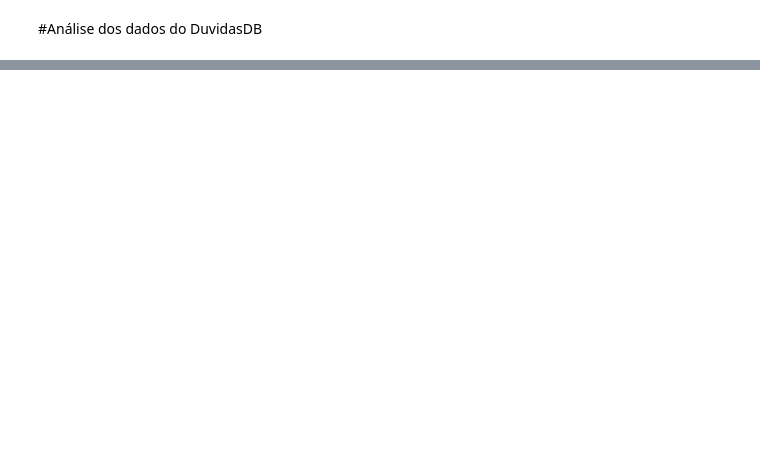
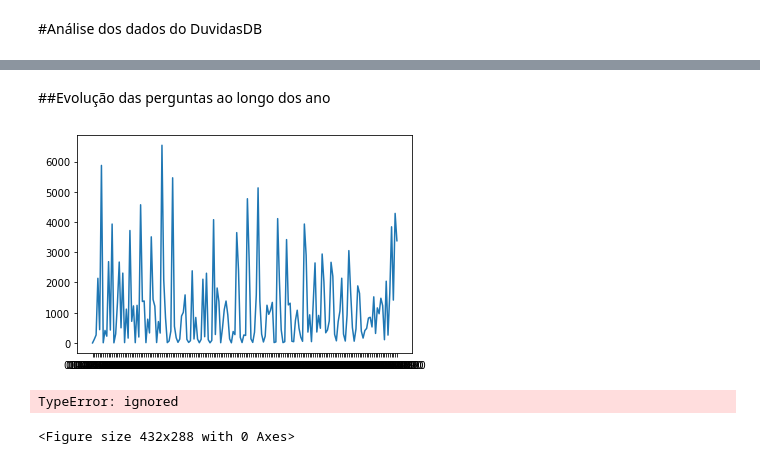
Before and after one commit to albert-melo/ProgCiencia-de-Dados, a Jupyter notebook: WorkProgCienciaDados.ipynb, the cells around one changed output, grey strips where cells are left out. Cells and saved outputs as stored; diff of their text form; code cells hidden in the pictures; blank space fills up the shorter version.

```diff
--- a/WorkProgCienciaDados.ipynb
+++ b/WorkProgCienciaDados.ipynb
@@ -281,0 +271,24 @@ pre_perguntas.head()
+# %% [markdown]
+
+##Evolução das perguntas ao longo dos ano
+# %%
+duvidasDB['data'] = pd.to_datetime(duvidasDB['data'])
+duvidasDB['data'] = duvidasDB['data'].dt.strftime('%d-%m-%Y')
+duvidasDB = duvidasDB[ ['data', 'duvida'] ]
+#duvidasDB[ duvidasDB['data']== '02-01-2020']
+grp_data = duvidasDB.groupby('data').count()
+
+y_qtde_postagens = grp_data
+dtpostagens = pd.DataFrame(grp_data)
+x_data_postagens = list(dtpostagens.index)
+
+
+import matplotlib.pyplot as plt
+import matplotlib.dates as md
+
+plt.plot( x_data_postagens, y_qtde_postagens )
+plt.show()
+# %% [output]
+[figure, added]
+TypeError: ignored
+<Figure size 432x288 with 0 Axes>
```
Also changed, not shown: parts of 2 cells of this notebook.
